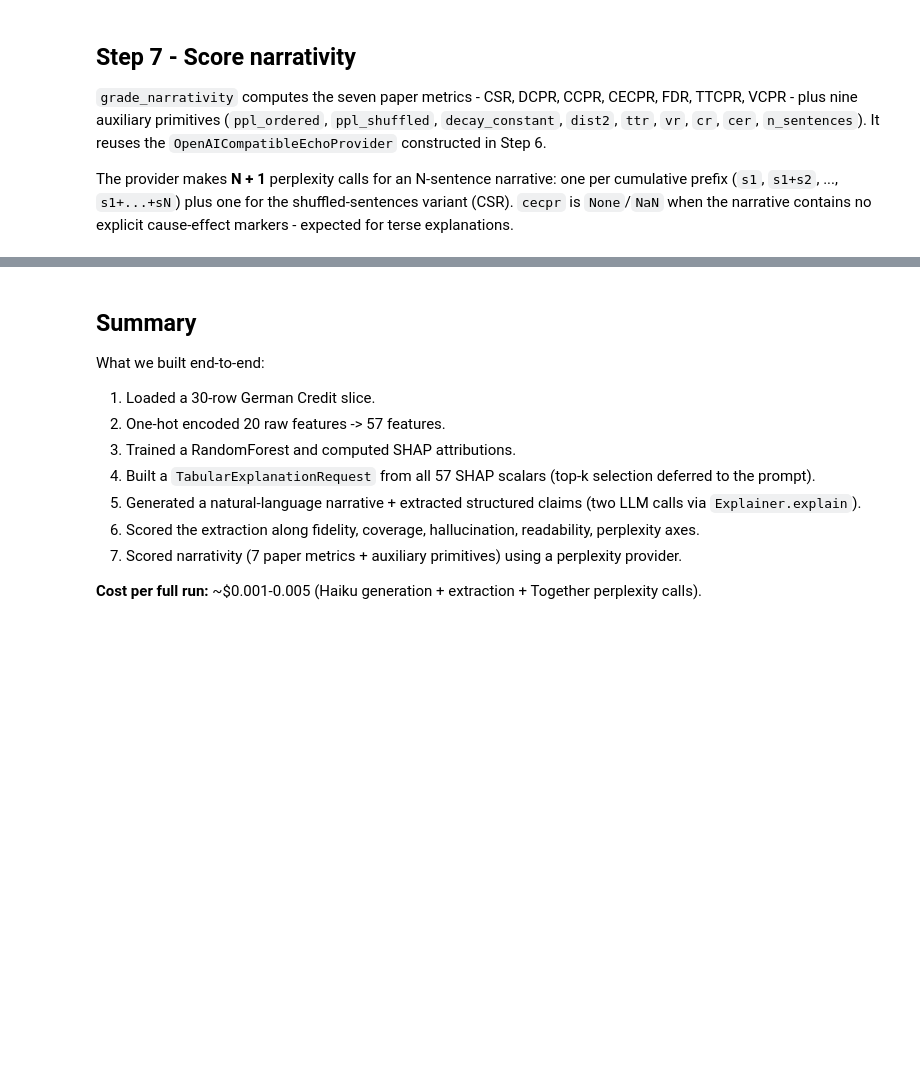
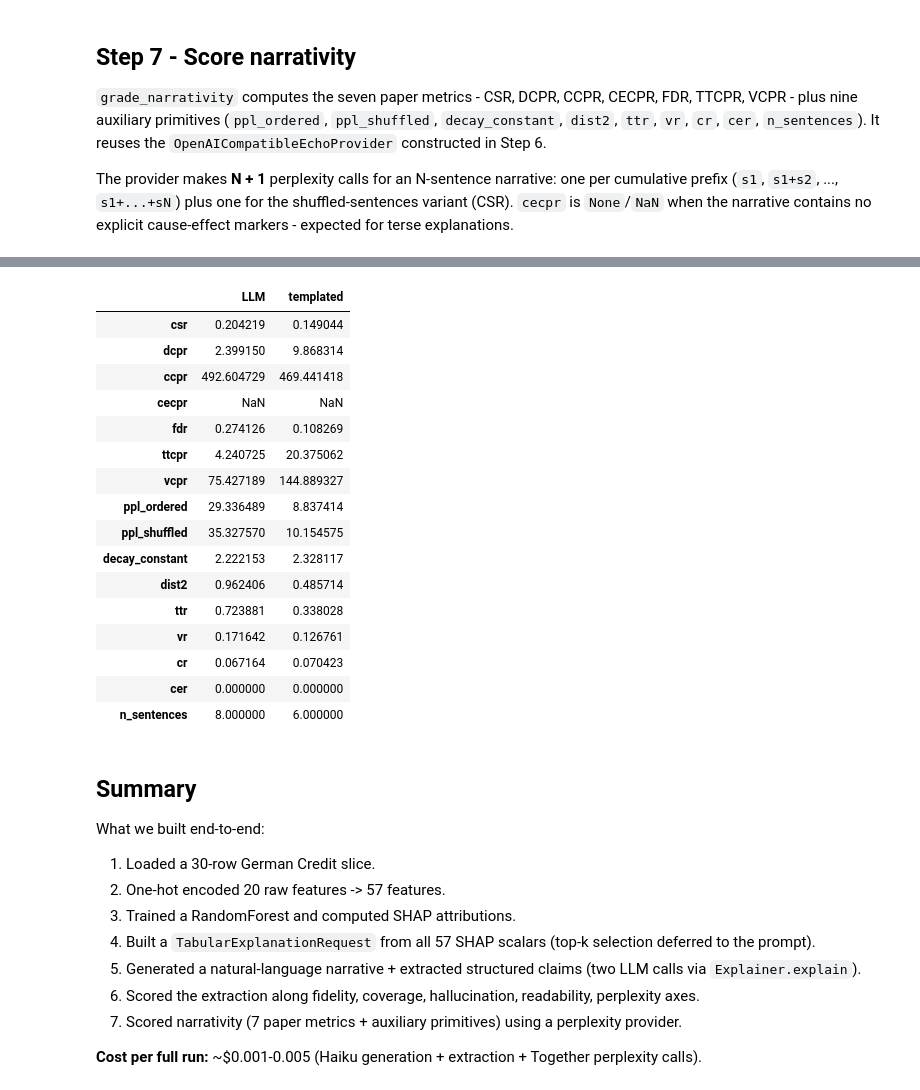
Before and after one commit to ADMAntwerp/xains, a Jupyter notebook: notebooks/01_quickstart.ipynb, the cells around one changed output, grey strips where cells are left out. Cells and saved outputs as stored; diff of their text form; code cells hidden in the pictures; blank space fills up the shorter version.

Commit message:
quickstart: templated baseline side-by-side with LLM narrative (same metrics)

```diff
--- a/notebooks/01_quickstart.ipynb
+++ b/notebooks/01_quickstart.ipynb
@@ -350,0 +356,33 @@ dtype: float64
+# %%
+templated_explainer = Explainer(
+    schema=schema,
+    generator=TemplatedNarrativeGenerator(method="SHAP"),
+    judge_llm=llm,
+    config=ExplanationConfig(mode="feature_importance", top_k_features=5),
+)
+templated_result = templated_explainer.explain(request)
+
+print("=== Templated narrative ===")
+print(templated_result.text)
+print()
+print(f"Generator tokens: {templated_result.tokens_used}")
+print(f"Extraction tokens: {templated_result.guardrail_tokens_used}")
+print(f"Latency: {templated_result.latency_ms:.0f} ms")
+
+# Display the templated extraction joined against ground-truth SHAP for the resolved features.
+templated_extraction = templated_result.narrative_extraction
+templated_claims_rows = [
+    {
+        "schema_name": name,
+        "narrative_name": claim.narrative_name,
+        "narrative_sign": claim.sign,
+        "narrative_value": claim.value,
+        "shap_importance": importances.get(name),
+    }
+    for name, claim in templated_extraction.features.items()
+]
+print(
+    f"\nResolved claims: {len(templated_extraction.features)}; "
+    f"hallucinations: {len(templated_extraction.hallucinations)}"
+)
+pd.DataFrame(templated_claims_rows).round(2)
@@ -351,3 +427,27 @@ dtype: float64
+# %%
+templated_narr_grades = grade_narrativity(templated_result.text, ppl_provider)
+pd.DataFrame({
+    "LLM": pd.Series(narr_grades.model_dump()),
+    "templated": pd.Series(templated_narr_grades.model_dump()),
+})
+# %% [output]
+|  | LLM | templated |
+| csr | 0.204219 | 0.149044 |
+| dcpr | 2.399150 | 9.868314 |
+| ccpr | 492.604729 | 469.441418 |
+| cecpr | NaN | NaN |
+| fdr | 0.274126 | 0.108269 |
+| ttcpr | 4.240725 | 20.375062 |
+| vcpr | 75.427189 | 144.889327 |
+| ppl_ordered | 29.336489 | 8.837414 |
+| ppl_shuffled | 35.327570 | 10.154575 |
+| decay_constant | 2.222153 | 2.328117 |
+| dist2 | 0.962406 | 0.485714 |
+| ttr | 0.723881 | 0.338028 |
+| vr | 0.171642 | 0.126761 |
+| cr | 0.067164 | 0.070423 |
+| cer | 0.000000 | 0.000000 |
+| n_sentences | 8.000000 | 6.000000 |
 # %% [markdown]
 ## Summary
 
```
Also changed, not shown: parts of 7 cells of this notebook.
